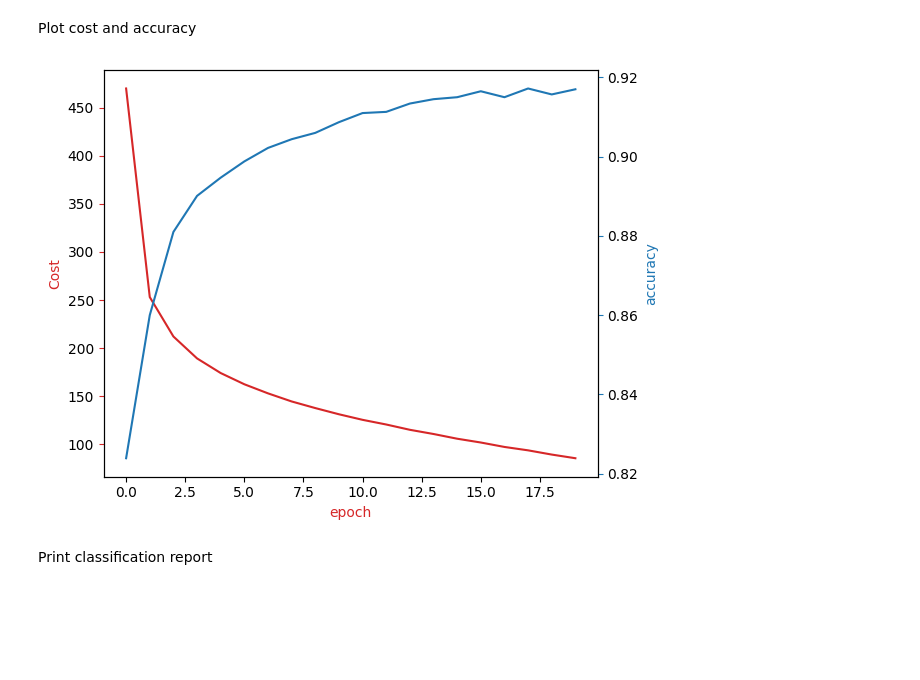
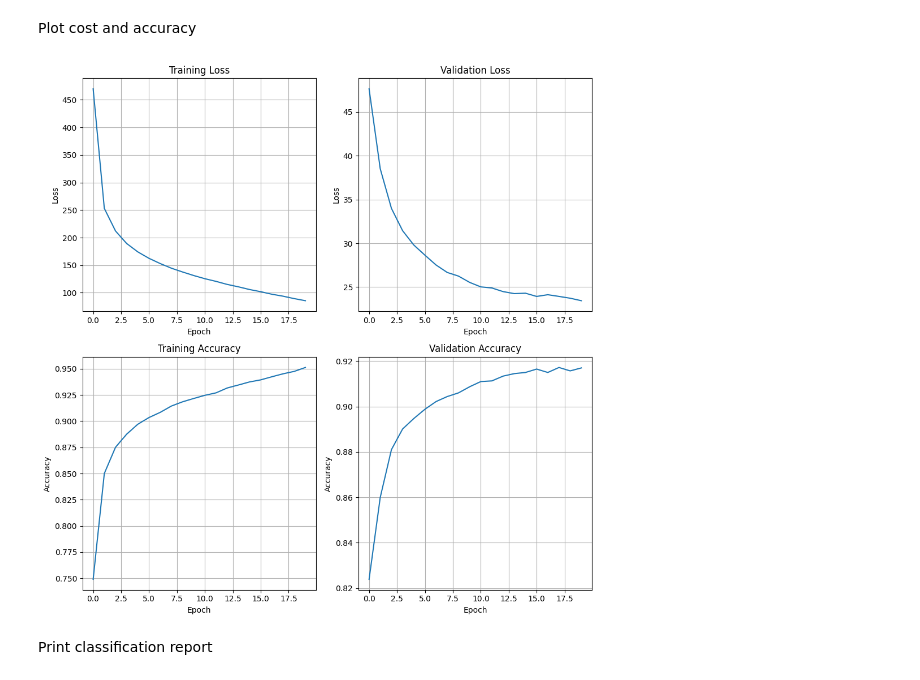
Before and after one commit to rjacaac211/Fashion_MNIST_Image_Classification, a Jupyter notebook: FashionMNIST_PyTorch.ipynb, the cells around one changed output. Drawn from its saved outputs; the diff is of its cells as text; code cells hidden in the pictures; blank space fills up the shorter version.

```diff
--- a/FashionMNIST_PyTorch.ipynb
+++ b/FashionMNIST_PyTorch.ipynb
@@ -180,23 +192,42 @@ for epoch in range(n_epochs):
 ## Model Evaluation
 # %% [markdown]
 Plot cost and accuracy
-# %%
-fig, ax1 = plt.subplots()
-color = 'tab:red'
-ax1.plot(cost_list, color=color)
-ax1.set_xlabel('epoch', color=color)
-ax1.set_ylabel('Cost', color=color)
-ax1.tick_params(axis='y', color=color)
-
-ax2 = ax1.twinx()
-color = 'tab:blue'
-ax2.set_ylabel('accuracy', color=color)
-ax2.set_xlabel('epoch', color=color)
-ax2.plot( accuracy_list, color=color)
-ax2.tick_params(axis='y', color=color)
-fig.tight_layout()
-# %% [output]
-[figure, removed]
+# %%
+fig, axs = plt.subplots(2, 2, figsize=(10, 10))
+
+# Plot training loss
+axs[0, 0].plot(train_loss_list, label='Training Loss')
+axs[0, 0].set_title('Training Loss')
+axs[0, 0].set_xlabel('Epoch')
+axs[0, 0].set_ylabel('Loss')
+axs[0, 0].grid(True)
+
+# Plot validation loss
+axs[0, 1].plot(val_loss_list, label='Validation Loss')
+axs[0, 1].set_title('Validation Loss')
+axs[0, 1].set_xlabel('Epoch')
+axs[0, 1].set_ylabel('Loss')
+axs[0, 1].grid(True)
+
+# Plot training accuracy
+axs[1, 0].plot(train_accuracy_list, label='Training Accuracy')
+axs[1, 0].set_title('Training Accuracy')
+axs[1, 0].set_xlabel('Epoch')
+axs[1, 0].set_ylabel('Accuracy')
+axs[1, 0].grid(True)
+
+# Plot validation accuracy
+axs[1, 1].plot(val_accuracy_list, label='Validation Accuracy')
+axs[1, 1].set_title('Validation Accuracy')
+axs[1, 1].set_xlabel('Epoch')
+axs[1, 1].set_ylabel('Accuracy')
+axs[1, 1].grid(True)
+
+# Adjust layout
+plt.tight_layout()
+plt.show()
+# %% [output]
+[figure, added]
 # %% [markdown]
 Print classification report
 # %%
```
Also changed, not shown: parts of 9 cells of this notebook, 6 other files.
